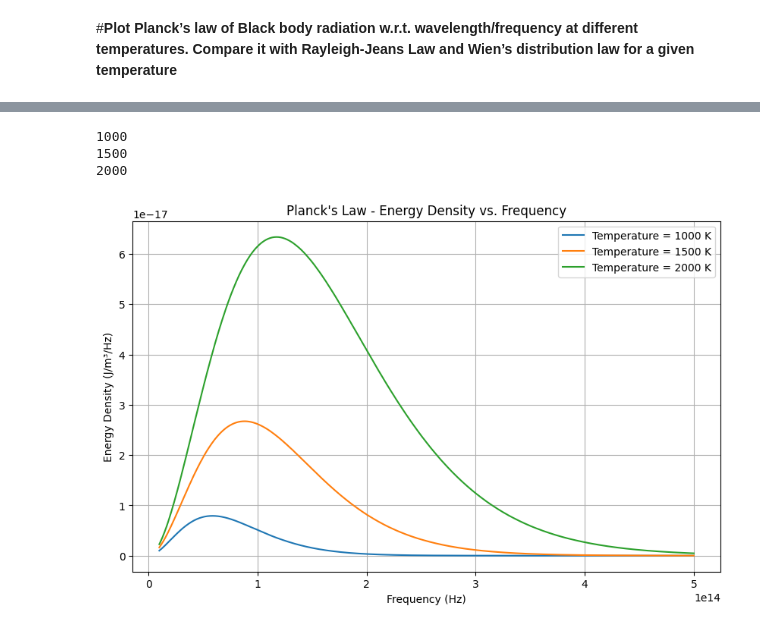
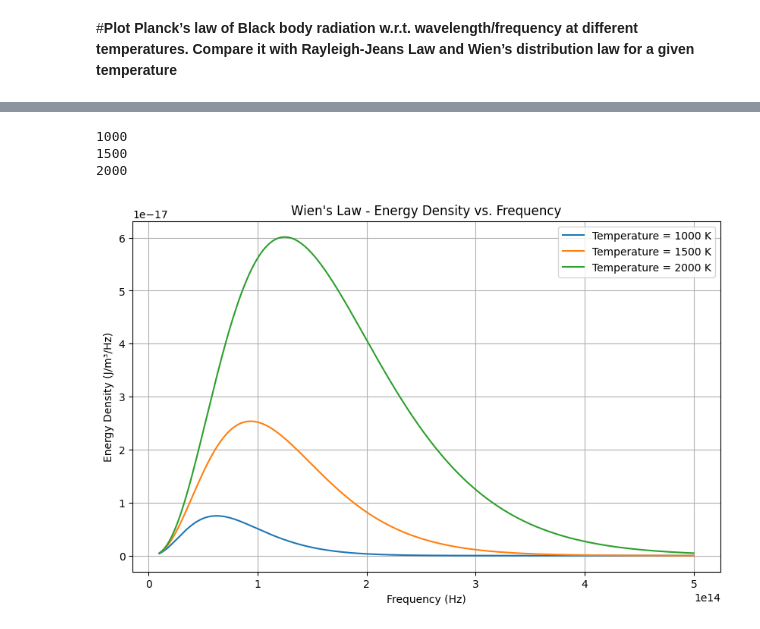
Before and after one commit to navgaur/Statistical-Mech-LOCF, a Jupyter notebook: planckslaw1.ipynb, the cells around one changed output, grey strips where cells are left out. Saved outputs shown, nothing was run; the diff lists cells and outputs as text; code cells hidden in the pictures.

```diff
--- a/planckslaw1.ipynb
+++ b/planckslaw1.ipynb
@@ -25,34 +153,38 @@ $$u(\nu,T) = \frac{8 \pi h \nu^3}{c^3}   \frac{1}{\frac{h \nu}{kT}}
 # %%
 import numpy as np
 import matplotlib.pyplot as plt
 from scipy.constants import Boltzmann, Planck, speed_of_light, pi
 
+k=Boltzmann
+h=Planck
+c=speed_of_light
+
 # Frequency range
 f = np.linspace(1e13, 5e14, 1000)
 
-# Planck's Law for energy density
-def u_planck(f,T):
-  return (8 * pi * h * f**3) / (c**3 * (np.exp((h * f) / (k * T)) - 1))
+# Wien's Law for energy density
+def u_wiens(f,T):
+  return (8 * pi * h * f**3) * np.exp(-(h * f) / (k * T)) / (c**3)
 
 # Plotting
 plt.figure(figsize=(10, 6))
 temperature=[1000,1500,2000]
 
 for T in temperature:
   print(T)
-  t1=u_planck(f,T)
+  t1=u_wiens(f,T)
   plt.plot(f, t1, label=f'Temperature = {T} K')
 
-plt.title('Planck\'s Law - Energy Density vs. Frequency')
+plt.title('Wien\'s Law - Energy Density vs. Frequency')
 plt.xlabel('Frequency (Hz)')
 plt.ylabel('Energy Density (J/m³/Hz)')
 #plt.xscale("log")
 #plt.yscale("log")
 plt.legend()
 plt.grid(True)
 plt.show()
 # %% [output]
 1000
 1500
 2000
-[figure, old version]
+[figure, new version]
```
Also changed, not shown: parts of 5 cells of this notebook.
